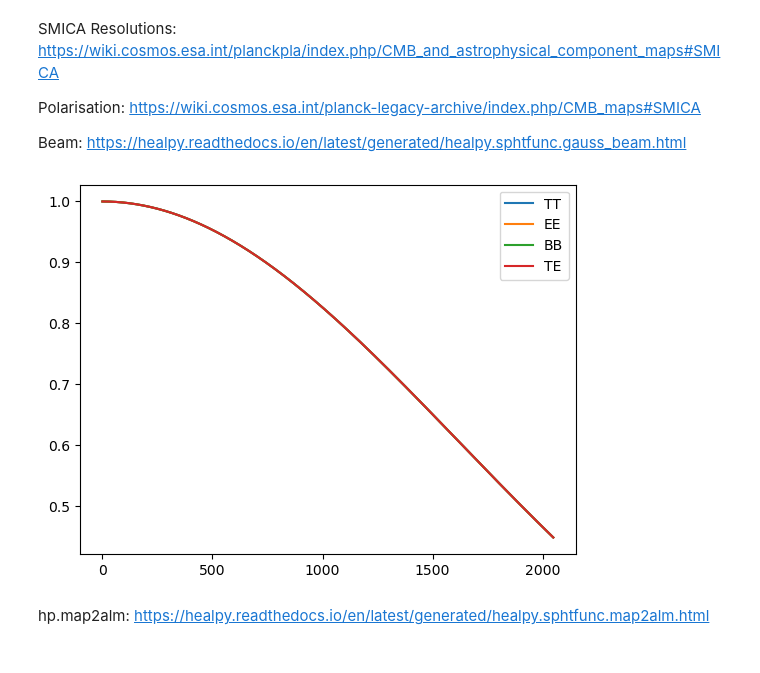
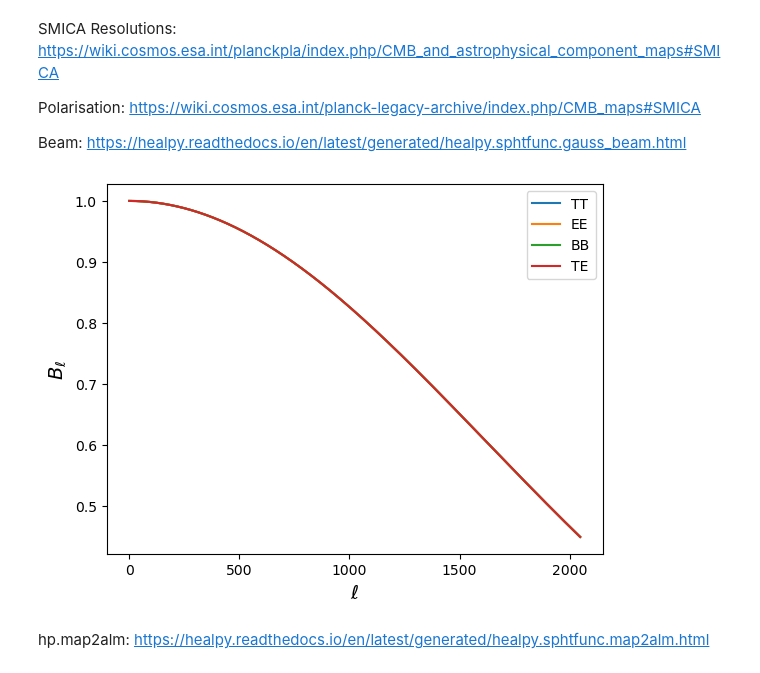
Before and after one commit to s-Sayan/HMC_code, a Jupyter notebook: Sayan/Cl_calulator_TE.ipynb, the cells around one changed output. Cells and saved outputs as stored; diff of their text form; code cells hidden in the pictures.

```diff
--- a/Sayan/Cl_calulator_TE.ipynb
+++ b/Sayan/Cl_calulator_TE.ipynb
@@ -38,16 +75,18 @@ bl_pix = beam_l/pixwin
 # %%
 # plot all the beam component
 
 beam_l = hp.gauss_beam(np.radians(5/60), lmax=elmax,pol=True)
 plt.plot(beam_l[:,0], label='TT')
 plt.plot(beam_l[:,1], label='EE')
 plt.plot(beam_l[:,2], label='BB')
 plt.plot(beam_l[:,3], label='TE')
+plt.xlabel(r'$\ell$', fontsize=14)
+plt.ylabel(r'$B_{\ell}$',   fontsize=14)
 plt.legend()
 plt.savefig("./plots/beam_5arcmin.pdf")
 plt.show()
 # %% [output]
-[figure, old version]
+[figure, new version]
 # %%
 maps=np.ndarray(shape=(3,npix))
 maps[0,:] = data_t
```
Also changed, not shown: parts of 5 cells of this notebook, 3 other files.
